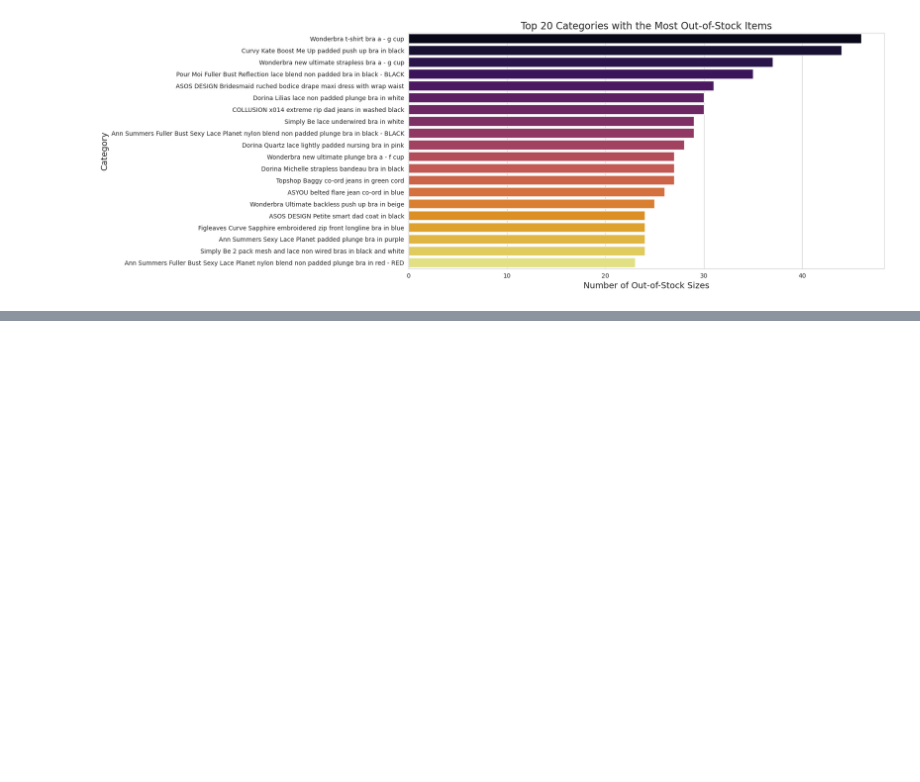
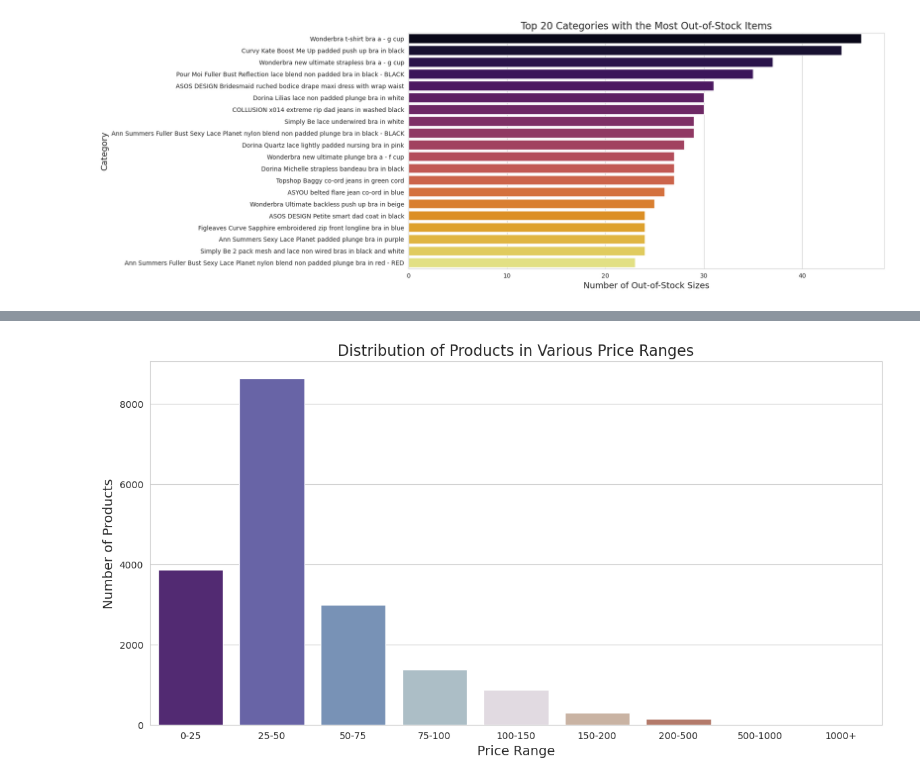
Before and after one commit to raj-rajat/Asos-E-Commerce-Dataset---30-845-products, a Jupyter notebook: asos-e-commerce-dataset-30-845-products.ipynb, the cells around one changed output, grey strips where cells are left out. Cells and saved outputs as stored; diff of their text form; code cells hidden in the pictures; blank space fills up the shorter version.

```diff
--- a/asos-e-commerce-dataset-30-845-products.ipynb
+++ b/asos-e-commerce-dataset-30-845-products.ipynb
@@ -389,0 +463,22 @@ plt.show()
+# %%
+# Price Range Analysis: Understand the distribution of products in various price ranges
+
+# Define price bins/ranges
+bins = [0, 25, 50, 75, 100, 150, 200, 500, 1000, 5000]
+labels = ["0-25", "25-50", "50-75", "75-100", "100-150", "150-200", "200-500", "500-1000", "1000+"]
+
+# Categorize products into price bins
+df_asos_cleaned['price_range'] = pd.cut(df_asos_cleaned['price'], bins=bins, labels=labels, right=False)
+
+# Count products in each price range
+price_range_counts = df_asos_cleaned['price_range'].value_counts().sort_index()
+
+# Visualize the distribution of products in various price ranges
+plt.figure(figsize=(14, 7))
+sns.barplot(x=price_range_counts.index, y=price_range_counts.values, palette='twilight_shifted')
+plt.title('Distribution of Products in Various Price Ranges', fontsize=16)
+plt.xlabel('Price Range', fontsize=14)
+plt.ylabel('Number of Products', fontsize=14)
+plt.show()
+# %% [output]
+[figure, added]
```
Also changed, not shown: parts of 27 cells of this notebook.
